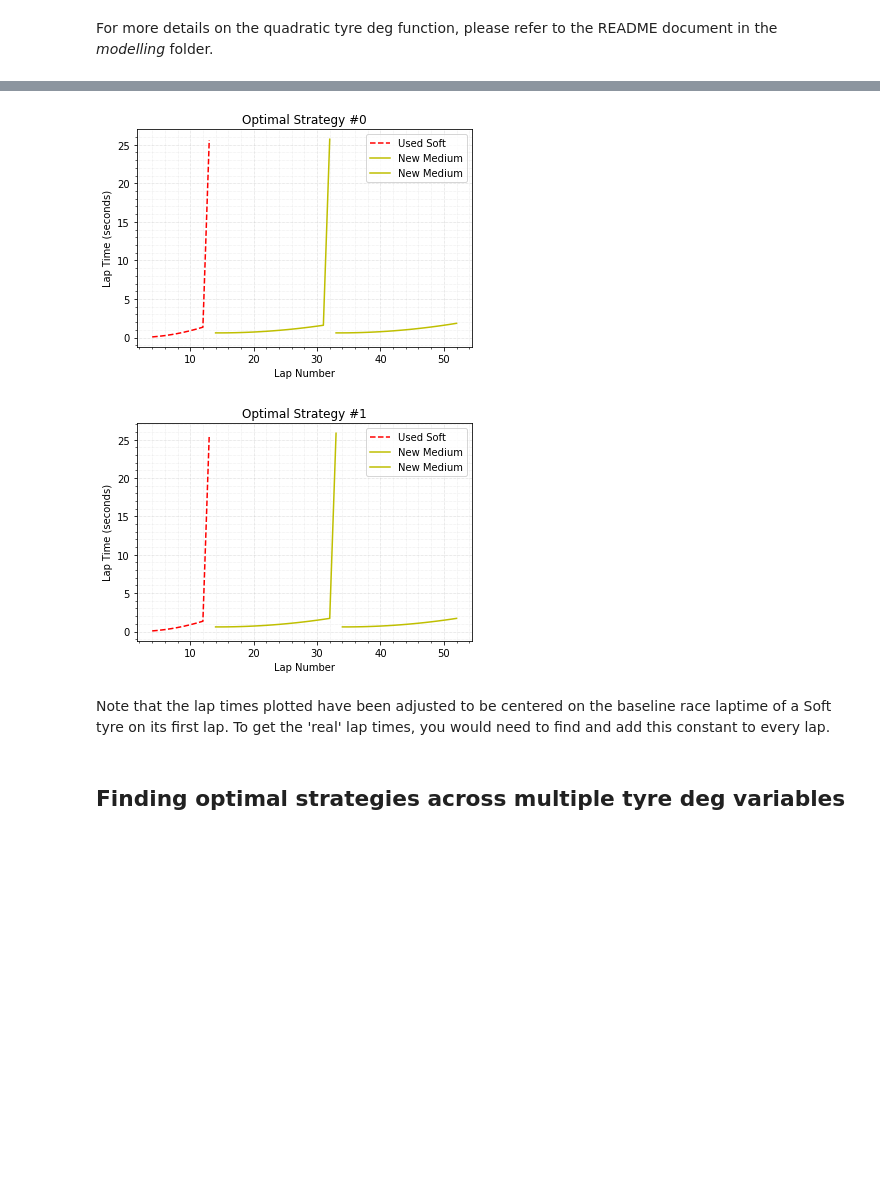
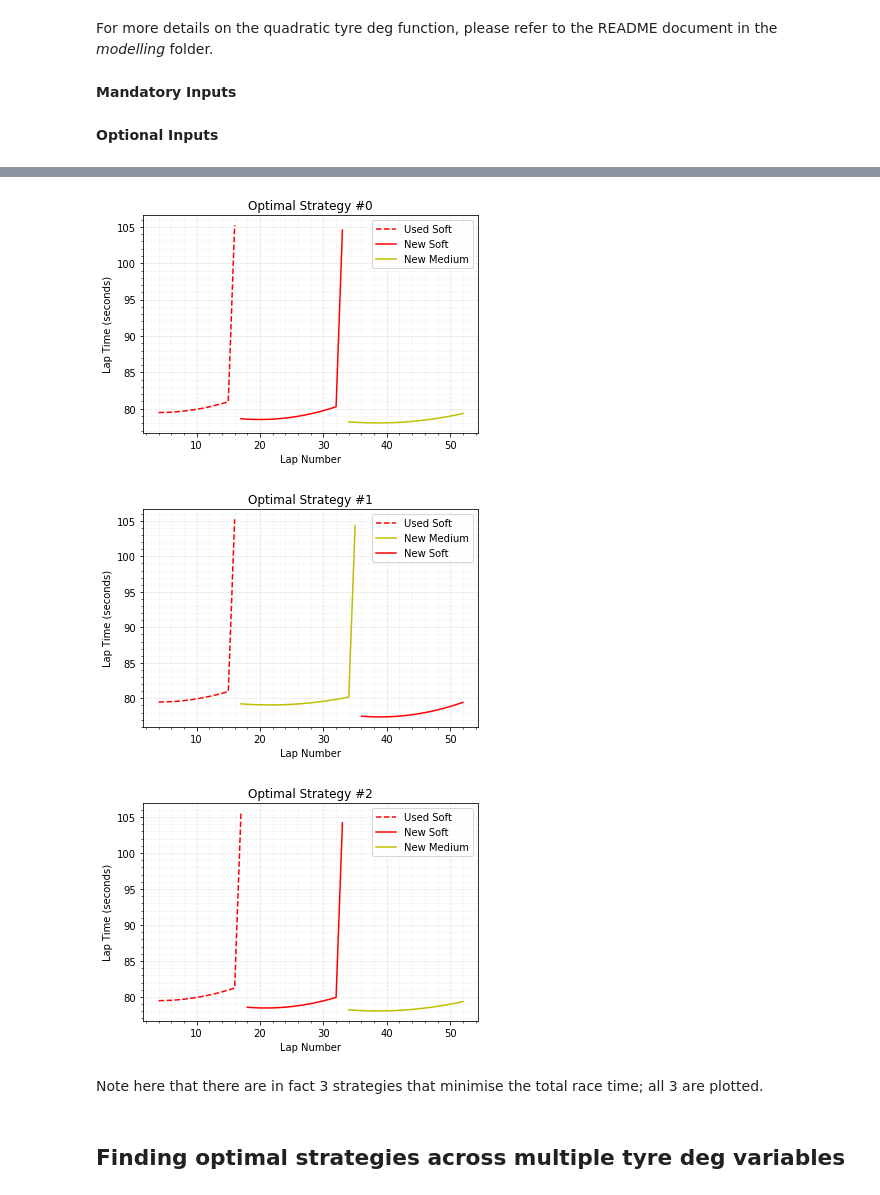
Before and after one commit to JamHil12/Formula1_Strategy_Model, a Jupyter notebook: modelling/Modelling_SingleCar.ipynb, the cells around one changed output, grey strips where cells are left out. Cells and saved outputs as stored; diff of their text form; code cells hidden in the pictures; blank space fills up the shorter version.

Commit message:
Added batch processing capability for strategy optimiser

```diff
--- a/modelling/Modelling_SingleCar.ipynb
+++ b/modelling/Modelling_SingleCar.ipynb
@@ -26,23 +26,42 @@ The code below plots the optimal strategy based off a quadratic tyre deg functio
 # %% [markdown]
 For more details on the quadratic tyre deg function, please refer to the README document in the *modelling* folder.
+# %% [markdown]
+**Mandatory Inputs**
 # %%
-laps_completed_already = 3
+laps_complete = 3 # Full racing laps already completed
 total_race_laps = 52
-pitstop_time = 24 # Total time in seconds to make a pitstop
+pitstop_time = 24 # Total extra time in seconds to make a pitstop
 current_tyre_description = 'Soft' # Either 'Soft', 'Medium' or 'Hard'
-current_tyre_age = 3 # Total laps the tyre has already done
-need_to_use_different_tyre = 'Yes' # Either 'Yes' or 'No', depending on whether you still need to use a different compound of tyre before the end of the race
-max_pitstops = 2 # Here you can choose a maximum number of pitstops - the find_optimium_strategy function has a absolute maximum of 3 that it can handle.
+current_tyre_age = 3 # Total laps the current tyre has already done
+need_to_use_different_tyre = True # Boolean, depending on whether you still need to use a different compound of tyre before the end of the race
 
 # The following parameters will define the shape of the quadratic tyre deg curve
-k = 0.3
+tyre_deg_curve = mu.tyre_deg_curve_quadratic
+k = 0.6
 d = 0.6
+soft_tyre_deg_quadratic = 0.012,
+soft_tyre_deg_linear = -0.01,
+medium_tyre_pace_deficit = d,
+medium_tyre_deg_quadratic = 0.012*k,
+medium_tyre_deg_linear = -0.01*k,
+hard_tyre_pace_deficit = 2*d,
+hard_tyre_deg_quadratic = 0.012*(k**2),
+hard_tyre_deg_linear = -0.01*(k**2)
+# %% [markdown]
+**Optional Inputs**
+# %%
+max_pitstops = 3 # Here you can choose a maximum number of pitstops. The find_optimium_strategy function has a absolute maximum of 3 that it can handle, and by default this parameter is set to be 3.
+base_laptime = 76.52 # The race laptime (measured in seconds) from a brand new Soft tyre with 1 lap of fuel remaining. By default, this is 0. (N.B. this parameter only affects the size of the laptimes - the choice of optimal strategy remains the same regardless of this parameter.)
+fuel_laptime_correction = 0.06 # The improvement in laptime, measured in seconds per lap (assumed to be linear), from decreasing fuel load. This is assuming all other variables (including tyre deg) are constant. By default, this is 0. (N.B. this parameter only affects the size of the laptimes - the choice of optimal strategy remains the same regardless of this parameter.)
+detailed_logs = True # Boolean, whether or not to return extra detail on where the function is up to in the batching process. Mainly used for diagnostics and/or understanding any processes taking a long time.
+batch_size = 50000 # Controls the number of potential strategies that are computed over in a single batch. If you have issues with memory, then reduce this batch size.
 # %%
-optimal_strategy = mu.find_optimum_strategy(laps_completed_already, total_race_laps, pitstop_time, current_tyre_description,
-                                            current_tyre_age, need_to_use_different_tyre, max_pitstops,
-                                            mu.tyre_deg_curve_quadratic, soft_tyre_deg_quadratic = 0.012, soft_tyre_deg_linear = -0.01,
-                                            medium_tyre_pace_deficit = d, medium_tyre_deg_quadratic = 0.012*k, medium_tyre_deg_linear = -0.01*k,
-                                            hard_tyre_pace_deficit = 2*d, hard_tyre_deg_quadratic = 0.012*(k**2), hard_tyre_deg_linear = -0.01*(k**2)
+optimal_strategy = mu.find_optimum_strategy(laps_complete, total_race_laps, pitstop_time, current_tyre_description,
+                                            current_tyre_age, need_to_use_different_tyre, tyre_deg_curve,
+                                            base_laptime, fuel_laptime_correction, max_pitstops, batch_size, detailed_logs,
+                                            soft_tyre_deg_quadratic = soft_tyre_deg_quadratic, soft_tyre_deg_linear = soft_tyre_deg_linear,
+                                            medium_tyre_pace_deficit = medium_tyre_pace_deficit, medium_tyre_deg_quadratic = medium_tyre_deg_quadratic, medium_tyre_deg_linear = medium_tyre_deg_linear,
+                                            hard_tyre_pace_deficit = hard_tyre_pace_deficit, hard_tyre_deg_quadratic = hard_tyre_deg_quadratic, hard_tyre_deg_linear = hard_tyre_deg_linear
                                            )
 for i in range(0,len(optimal_strategy.index)):
     results_df = pd.DataFrame({'lap_number': optimal_strategy.iloc[i]['lap_number_list'],
@@ -55,7 +94,8 @@ for i in range(0,len(optimal_strategy.index)):
-[figure, old version]
+[figure, new version]
-[figure, old version]
+[figure, new version]
+[figure, added]
-# %% [markdown]
-Note that the lap times plotted have been adjusted to be centered on the baseline race laptime of a Soft tyre on its first lap. To get the 'real' lap times, you would need to find and add this constant to every lap.
+# %% [markdown]
+Note here that there are in fact 3 strategies that minimise the total race time; all 3 are plotted.
 # %% [markdown]
 ## Finding optimal strategies across multiple tyre deg variables
 # %% [markdown]
```
Also changed, not shown: parts of 4 cells of this notebook, 2 other files.
